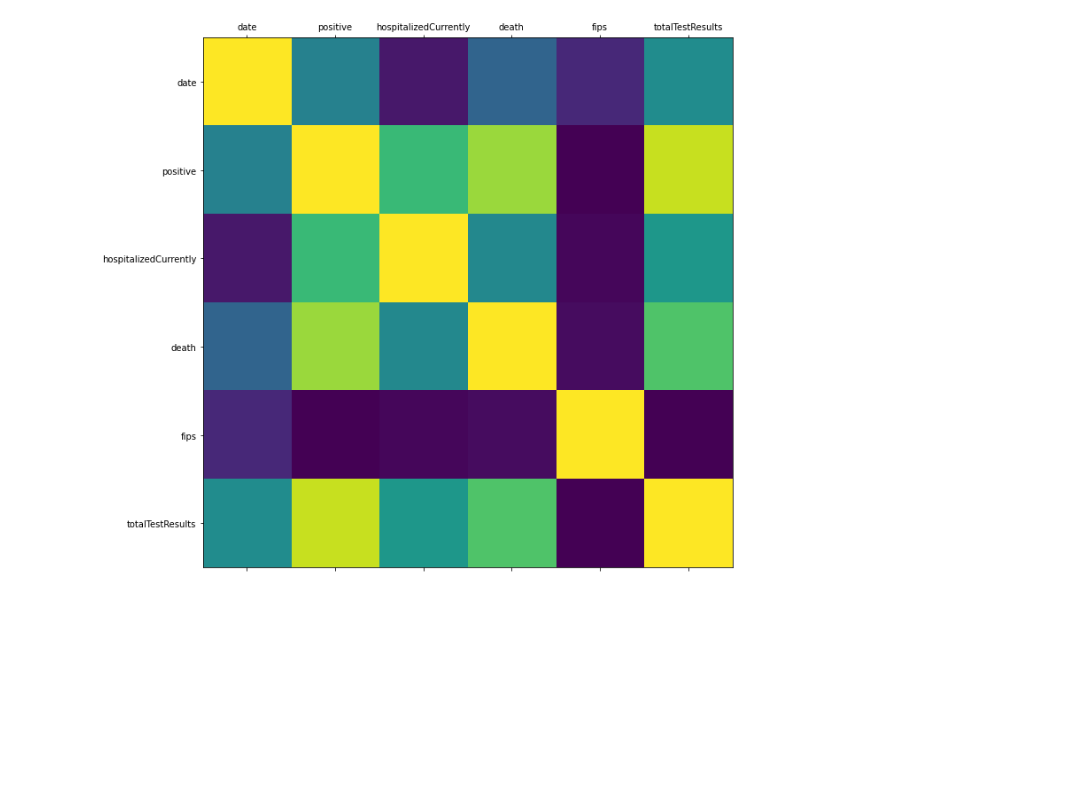
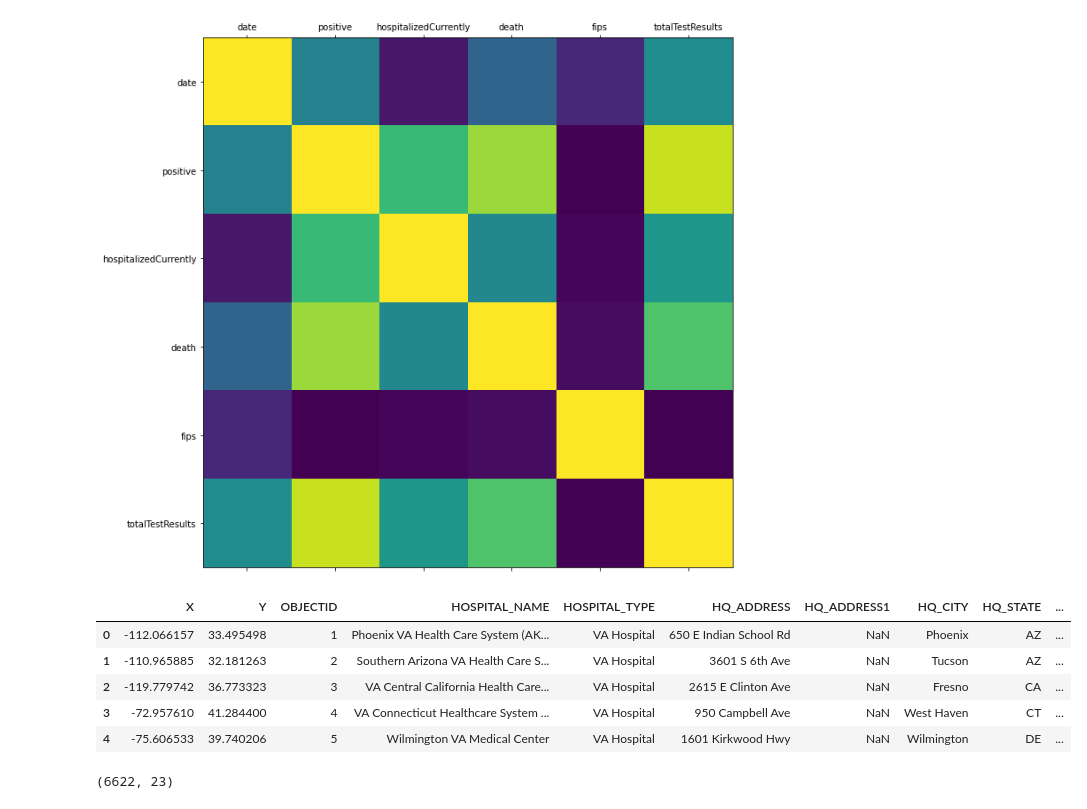
Before and after one commit to elizabethqiu/2020-wwcode-dshackathon-covid19ml, a Jupyter notebook: wwwcode-hackathon.ipynb, the cells around one changed output. Saved outputs shown, nothing was run; the diff lists cells and outputs as text; code cells hidden in the pictures; blank space fills up the shorter version.

```diff
--- a/wwwcode-hackathon.ipynb
+++ b/wwwcode-hackathon.ipynb
@@ -203,0 +206,13 @@ plot_corr(df_states)
+# %%
+df_hospital_beds.head()
+# %% [output]
+|  | X | Y | OBJECTID | HOSPITAL_NAME | HOSPITAL_TYPE | HQ_ADDRESS | HQ_ADDRESS1 | HQ_CITY | HQ_STATE | ... |
+| 0 | -112.066157 | 33.495498 | 1 | Phoenix VA Health Care System (AK... | VA Hospital | 650 E Indian School Rd | NaN | Phoenix | AZ | ... |
+| 1 | -110.965885 | 32.181263 | 2 | Southern Arizona VA Health Care S... | VA Hospital | 3601 S 6th Ave | NaN | Tucson | AZ | ... |
+| 2 | -119.779742 | 36.773323 | 3 | VA Central California Health Care... | VA Hospital | 2615 E Clinton Ave | NaN | Fresno | CA | ... |
+| 3 | -72.957610 | 41.284400 | 4 | VA Connecticut Healthcare System ... | VA Hospital | 950 Campbell Ave | NaN | West Haven | CT | ... |
+| 4 | -75.606533 | 39.740206 | 5 | Wilmington VA Medical Center | VA Hospital | 1601 Kirkwood Hwy | NaN | Wilmington | DE | ... |
+# %%
+df_hospital_beds.shape
+# %% [output]
+(6622, 23)
```
Also changed, not shown: parts of 6 cells of this notebook, 1 other file.
